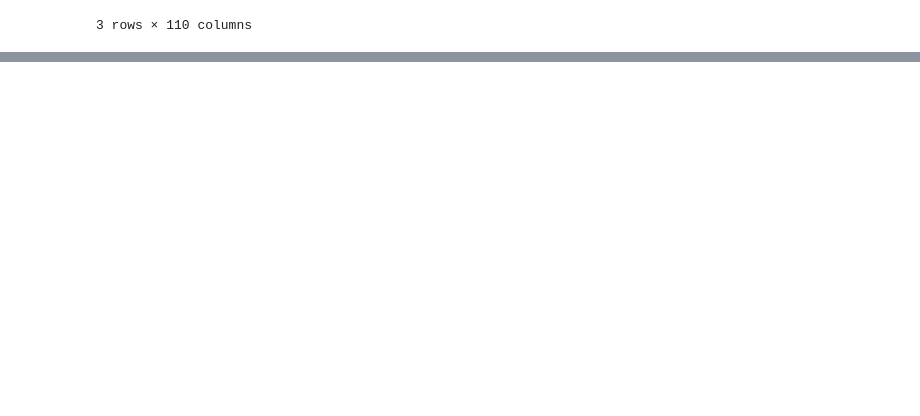
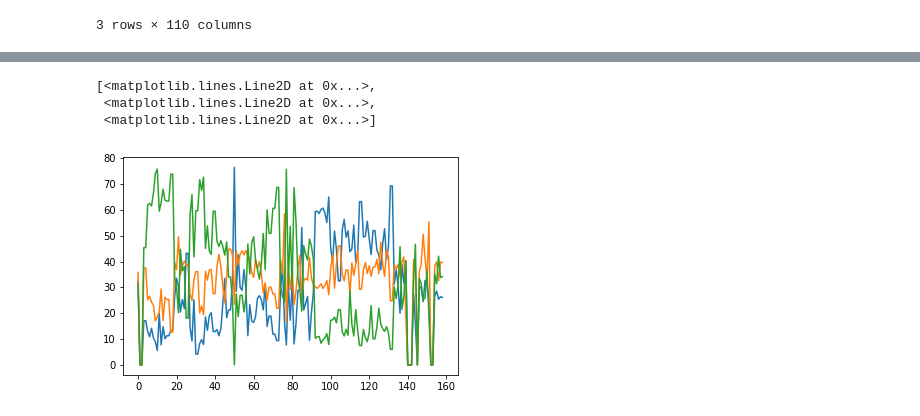
Before and after one commit to J-h-V/OpenDataDenHaag, a Jupyter notebook: DatasetCBS.ipynb, the cells around one changed output, grey strips where cells are left out. Saved outputs shown, nothing was run; the diff lists cells and outputs as text; code cells hidden in the pictures; blank space fills up the shorter version.

```diff
--- a/DatasetCBS.ipynb
+++ b/DatasetCBS.ipynb
@@ -16,6 +16,7 @@ buurt_data_16 = pd.DataFrame(cbsodata.get_data("83487NED"))
 buurt_data_17 = pd.DataFrame(cbsodata.get_data("83765NED"))
 buurt_data_18 = pd.DataFrame(cbsodata.get_data("84286NED"))
 buurt_data_19 = pd.DataFrame(cbsodata.get_data("84583NED"))
+education_17 = pd.read_csv("data/education17.csv",sep=";",decimal=",")
 # %%
 dh_buurt_data_17 = buurt_data_17[(buurt_data_17["Gemeentenaam_1"]=="'s-Gravenhage                           ") & (buurt_data_17["SoortRegio_2"]=="Buurt     ")]
 # %%
@@ -28,0 +46,7 @@ dh_buurt_data_17.head(3)
+# %%
+plt.plot(education_17[["Laag","Middelbaar","Hoog"]])
+# %% [output]
+[<matplotlib.lines.Line2D at 0x...>,
+ <matplotlib.lines.Line2D at 0x...>,
+ <matplotlib.lines.Line2D at 0x...>]
+[figure, added]
```
Also changed, not shown: parts of 1 cell of this notebook, 6 other files.
